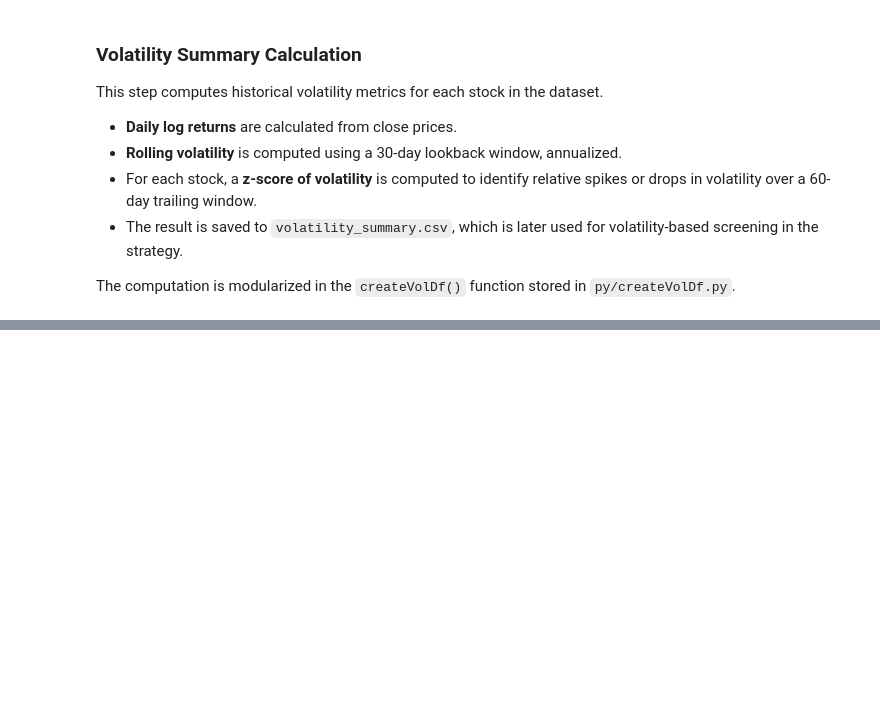
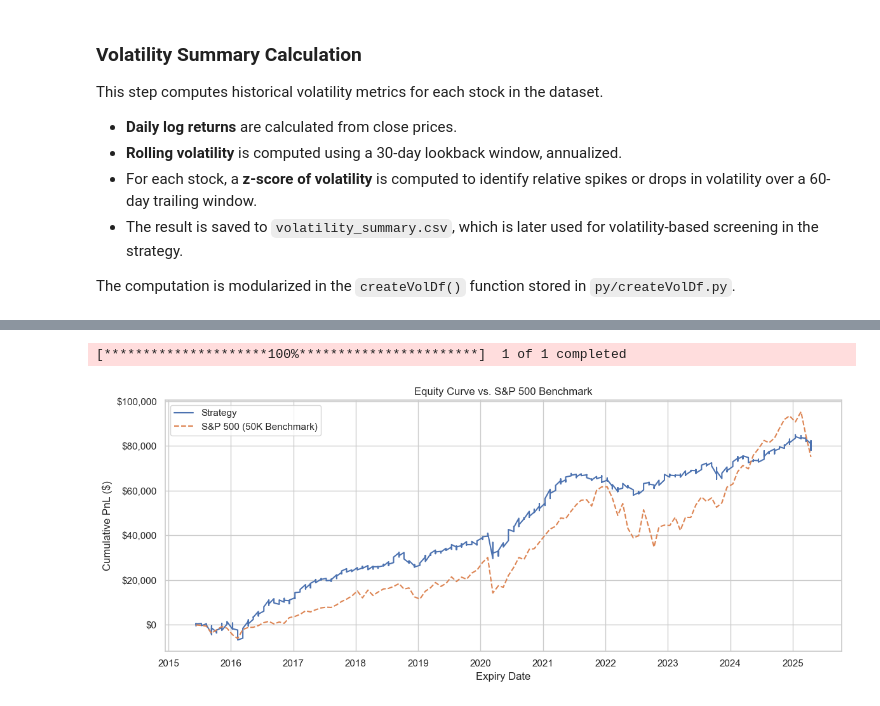
Before and after one commit to glade90/BuyWrite, a Jupyter notebook: FinalProject/notebooks/final_project_buywrite_submission.ipynb, the cells around one changed output, grey strips where cells are left out. Drawn from its saved outputs; the diff is of its cells as text; code cells hidden in the pictures; blank space fills up the shorter version.

```diff
--- a/FinalProject/notebooks/final_project_buywrite_submission.ipynb
+++ b/FinalProject/notebooks/final_project_buywrite_submission.ipynb
@@ -479,0 +630,11 @@ portfolio_results = simulator.run()
+# %%
+# Load the results
+results_path = "../output/portfolio_results.csv"
+portfolio_results = pd.read_csv(results_path, parse_dates=["EntryDate", "ExpiryDate"])
+cols = portfolio_results.columns.tolist()
+cols = ['Ticker'] + [col for col in cols if col != 'Ticker']
+portfolio_results = portfolio_results[cols]
+
+# Display confirmation and head
+print("Simulation complete. Results loaded from portfolio_results.csv.")
+portfolio_results.head(10)
@@ -479,0 +681,38 @@ portfolio_results = simulator.run()
+# %%
+# Match your simulation date range
+from matplotlib.ticker import StrMethodFormatter
+start_date = portfolio_results["ExpiryDate"].min()
+end_date = portfolio_results["ExpiryDate"].max()
+portfolio_results["CumulativePnL"] = portfolio_results["PnL_Total_position"].cumsum()
+
+spx = yf.download("^GSPC", start=start_date, end=end_date)
+spx = spx["Close"].reset_index()
+spx.columns = ["Date", "SP500"]
+initial_value = 50000
+# Merge on expiry dates (or closest forward-fill match)
+spx["Date"] = pd.to_datetime(spx["Date"])
+equity_curve = portfolio_results[["ExpiryDate", "CumulativePnL"]].copy()
+equity_curve = equity_curve.rename(columns={"ExpiryDate": "Date"})
+merged = pd.merge_asof(equity_curve.sort_values("Date"), spx.sort_values("Date"), on="Date")
+
+merged["SP500_Return"] = merged["SP500"] / merged["SP500"].iloc[0]
+merged["SP500_PnL"] = (merged["SP500_Return"] - 1) * initial_value
+
+plt.figure(figsize=(12, 5))
+plt.plot(merged["Date"], merged["CumulativePnL"], label="Strategy")
+plt.plot(merged["Date"], merged["SP500_PnL"], label="S&P 500 (50K Benchmark)", linestyle="--")
+
+plt.title("Equity Curve vs. S&P 500 Benchmark")
+plt.xlabel("Expiry Date")
+plt.ylabel("Cumulative PnL ($)")
+plt.grid(True)
+plt.legend()
+
+# Format y-axis with commas
+plt.gca().yaxis.set_major_formatter(StrMethodFormatter("${x:,.0f}"))
+
+plt.tight_layout()
+plt.show()
+# %% [output]
+[*********************100%***********************]  1 of 1 completed
+[figure, added]
```
Also changed, not shown: parts of 28 cells of this notebook, 8 other files.
